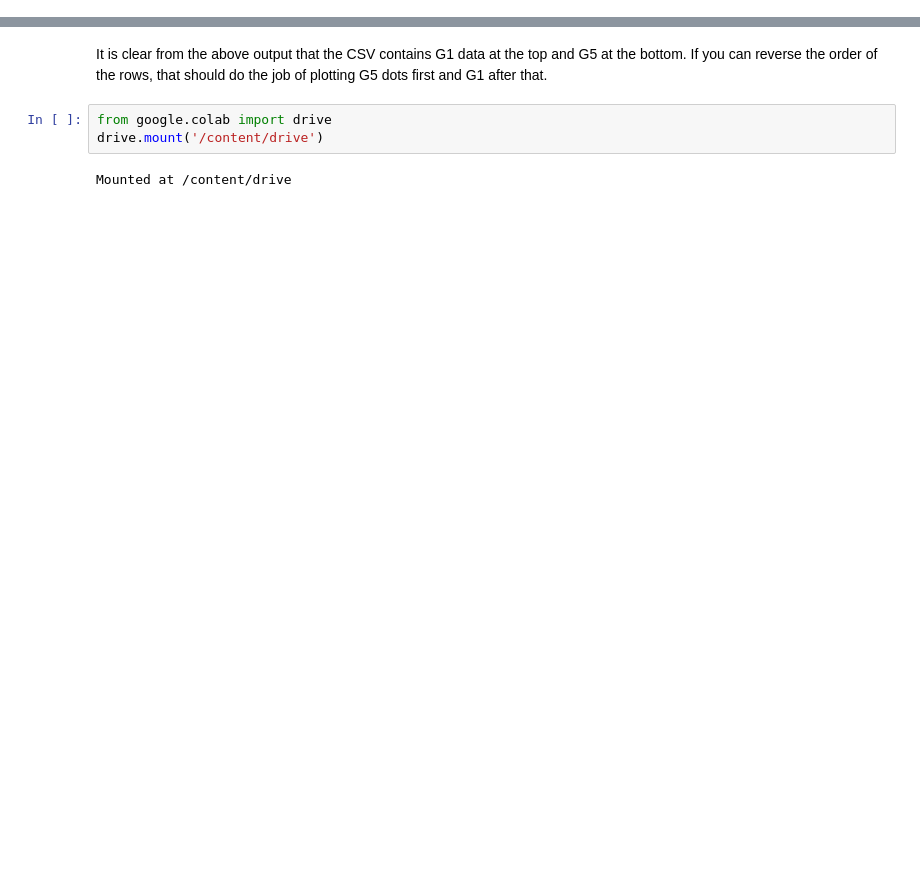
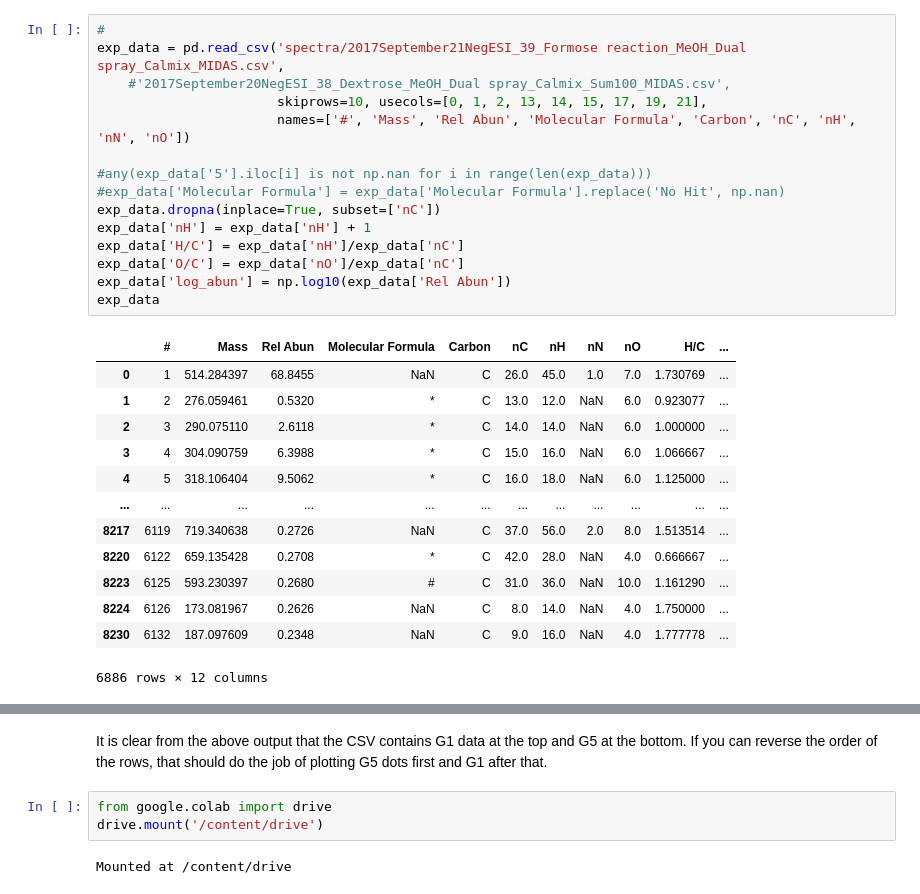
Before and after one commit to Reaction-Space-Explorer/reac-space-exp, a Jupyter notebook: plots/general_plotting_script.ipynb, the cells around one changed output, grey strips where cells are left out. Drawn from its saved outputs; the diff is of its cells as text; blank space fills up the shorter version.

```diff
--- a/plots/general_plotting_script.ipynb
+++ b/plots/general_plotting_script.ipynb
@@ -1 +20,30 @@
+# %%
+#
+exp_data = pd.read_csv('spectra/2017September21NegESI_39_Formose reaction_MeOH_Dual spray_Calmix_MIDAS.csv',
+    #'2017September20NegESI_38_Dextrose_MeOH_Dual spray_Calmix_Sum100_MIDAS.csv',
+                       skiprows=10, usecols=[0, 1, 2, 13, 14, 15, 17, 19, 21],
+                       names=['#', 'Mass', 'Rel Abun', 'Molecular Formula', 'Carbon', 'nC', 'nH', 'nN', 'nO'])
+
+#any(exp_data['5'].iloc[i] is not np.nan for i in range(len(exp_data)))
+#exp_data['Molecular Formula'] = exp_data['Molecular Formula'].replace('No Hit', np.nan)
+exp_data.dropna(inplace=True, subset=['nC'])
+exp_data['nH'] = exp_data['nH'] + 1
+exp_data['H/C'] = exp_data['nH']/exp_data['nC']
+exp_data['O/C'] = exp_data['nO']/exp_data['nC']
+exp_data['log_abun'] = np.log10(exp_data['Rel Abun'])
+exp_data
+# %% [output]
+|  | # | Mass | Rel Abun | Molecular Formula | Carbon | nC | nH | nN | nO | H/C | ... |
+| 0 | 1 | 514.284397 | 68.8455 | NaN | C | 26.0 | 45.0 | 1.0 | 7.0 | 1.730769 | ... |
+| 1 | 2 | 276.059461 | 0.5320 | * | C | 13.0 | 12.0 | NaN | 6.0 | 0.923077 | ... |
+| 2 | 3 | 290.075110 | 2.6118 | * | C | 14.0 | 14.0 | NaN | 6.0 | 1.000000 | ... |
+| 3 | 4 | 304.090759 | 6.3988 | * | C | 15.0 | 16.0 | NaN | 6.0 | 1.066667 | ... |
+| 4 | 5 | 318.106404 | 9.5062 | * | C | 16.0 | 18.0 | NaN | 6.0 | 1.125000 | ... |
+| ... | ... | ... | ... | ... | ... | ... | ... | ... | ... | ... | ... |
+| 8217 | 6119 | 719.340638 | 0.2726 | NaN | C | 37.0 | 56.0 | 2.0 | 8.0 | 1.513514 | ... |
+| 8220 | 6122 | 659.135428 | 0.2708 | * | C | 42.0 | 28.0 | NaN | 4.0 | 0.666667 | ... |
+| 8223 | 6125 | 593.230397 | 0.2680 | # | C | 31.0 | 36.0 | NaN | 10.0 | 1.161290 | ... |
+| 8224 | 6126 | 173.081967 | 0.2626 | NaN | C | 8.0 | 14.0 | NaN | 4.0 | 1.750000 | ... |
+| 8230 | 6132 | 187.097609 | 0.2348 | NaN | C | 9.0 | 16.0 | NaN | 4.0 | 1.777778 | ... |
+6886 rows × 12 columns
 # %%
```
Also changed, not shown: parts of 4 cells of this notebook.
